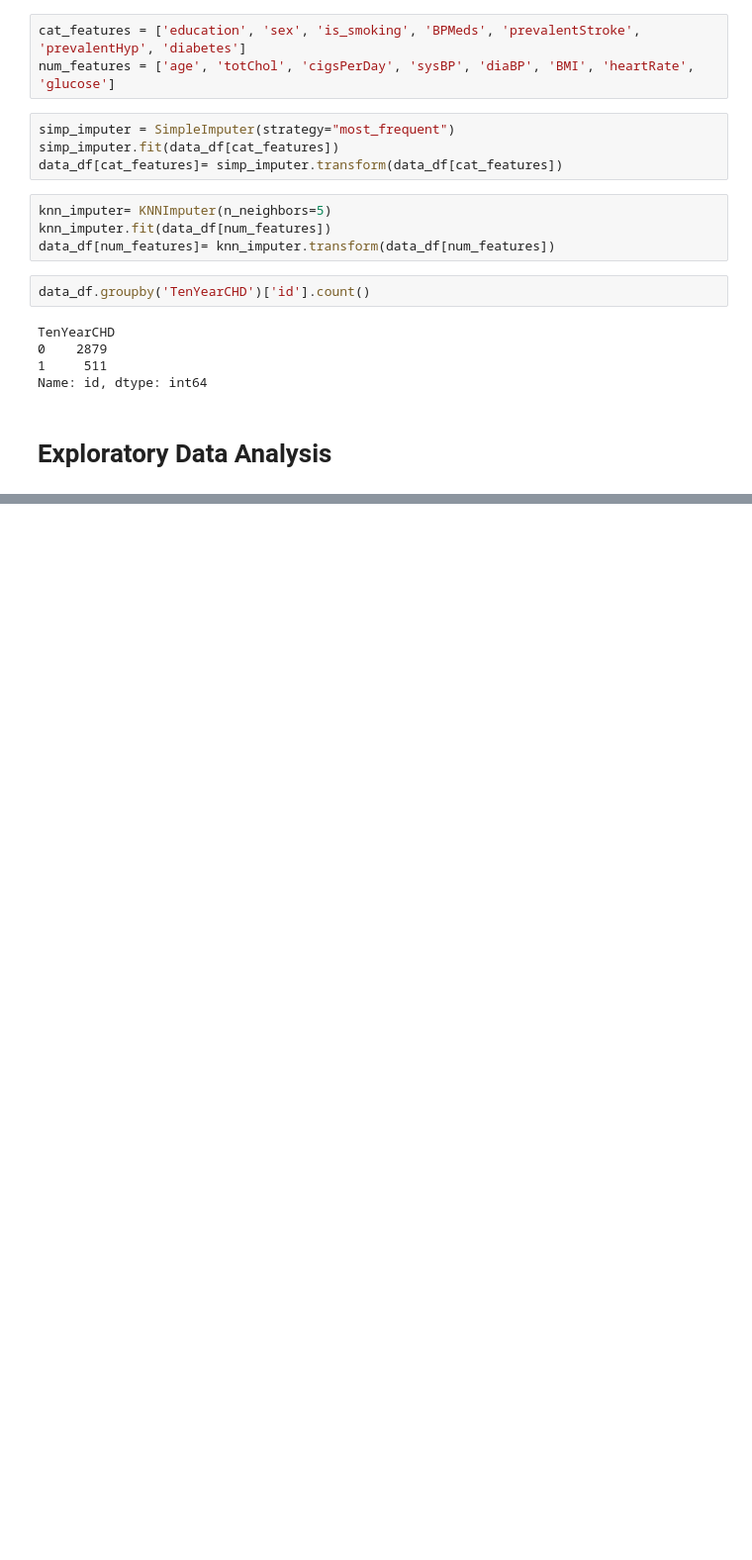
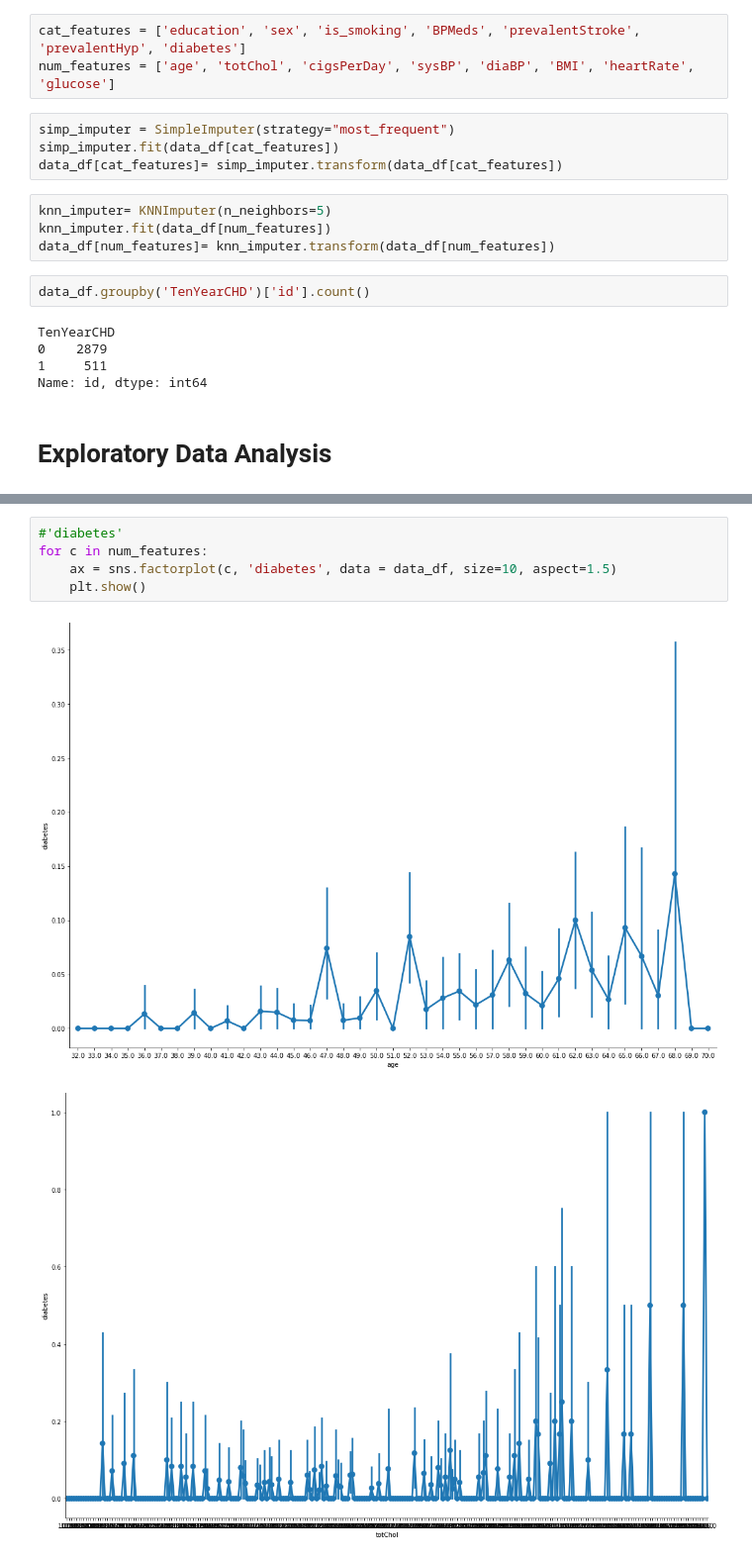
Before and after one commit to Rochakr4/Bike-Sharing-Demand-Prediction---Capstone-Project, a Jupyter notebook: CAPSTONE_PROJECT_3_Cardiovascular_Risk_Prediction.ipynb, the cells around one changed output, grey strips where cells are left out. Shown at 99% size. Cells and saved outputs as stored; diff of their text form; blank space fills up the shorter version.

```diff
--- a/CAPSTONE_PROJECT_3_Cardiovascular_Risk_Prediction.ipynb
+++ b/CAPSTONE_PROJECT_3_Cardiovascular_Risk_Prediction.ipynb
@@ -204,0 +197,8 @@ plt.show()
+# %%
+#'diabetes'
+for c in num_features:
+    ax = sns.factorplot(c, 'diabetes', data = data_df, size=10, aspect=1.5)
+    plt.show()
+# %% [output]
+[figure, added]
+[figure, added]
```
Also changed, not shown: parts of 23 cells of this notebook.
